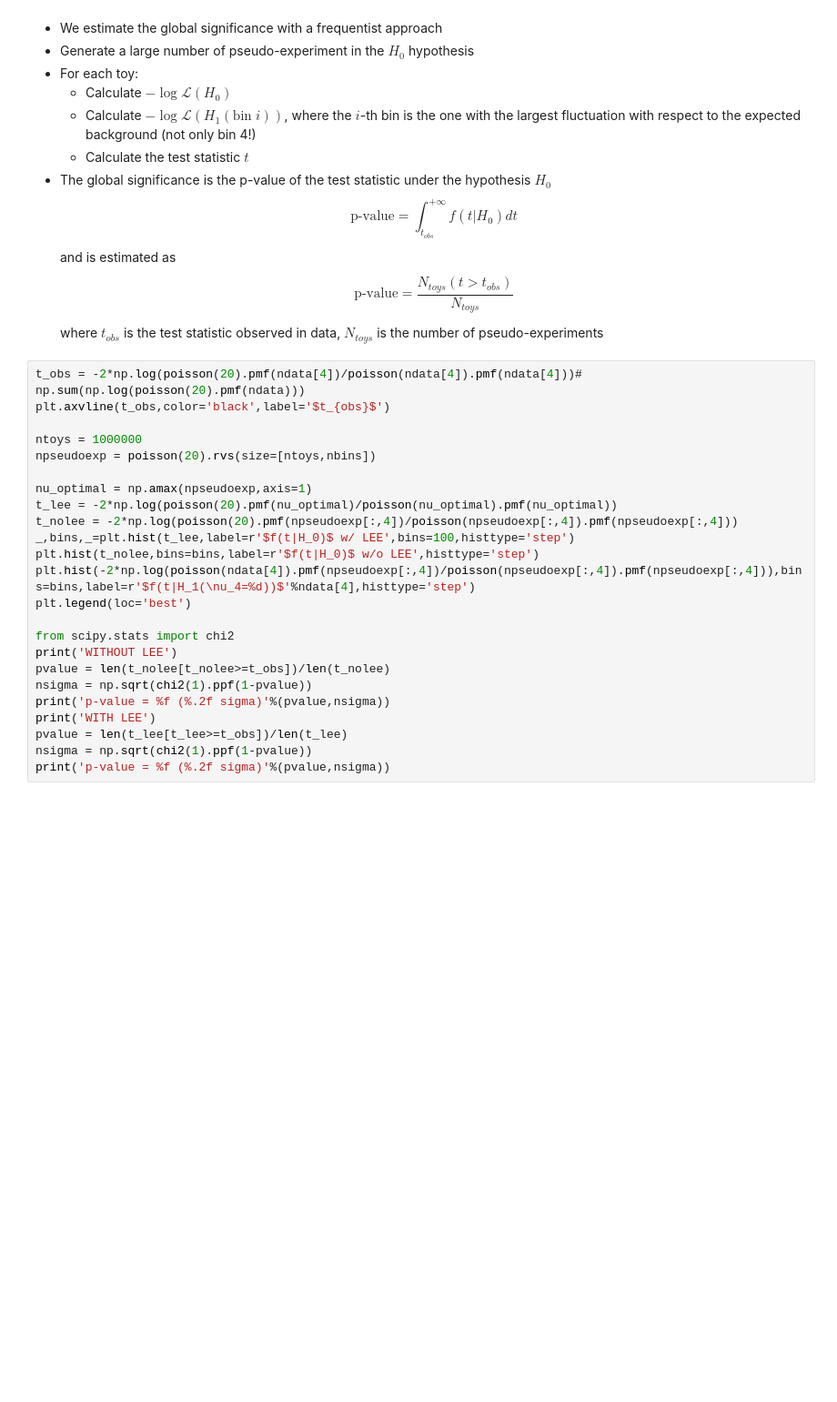
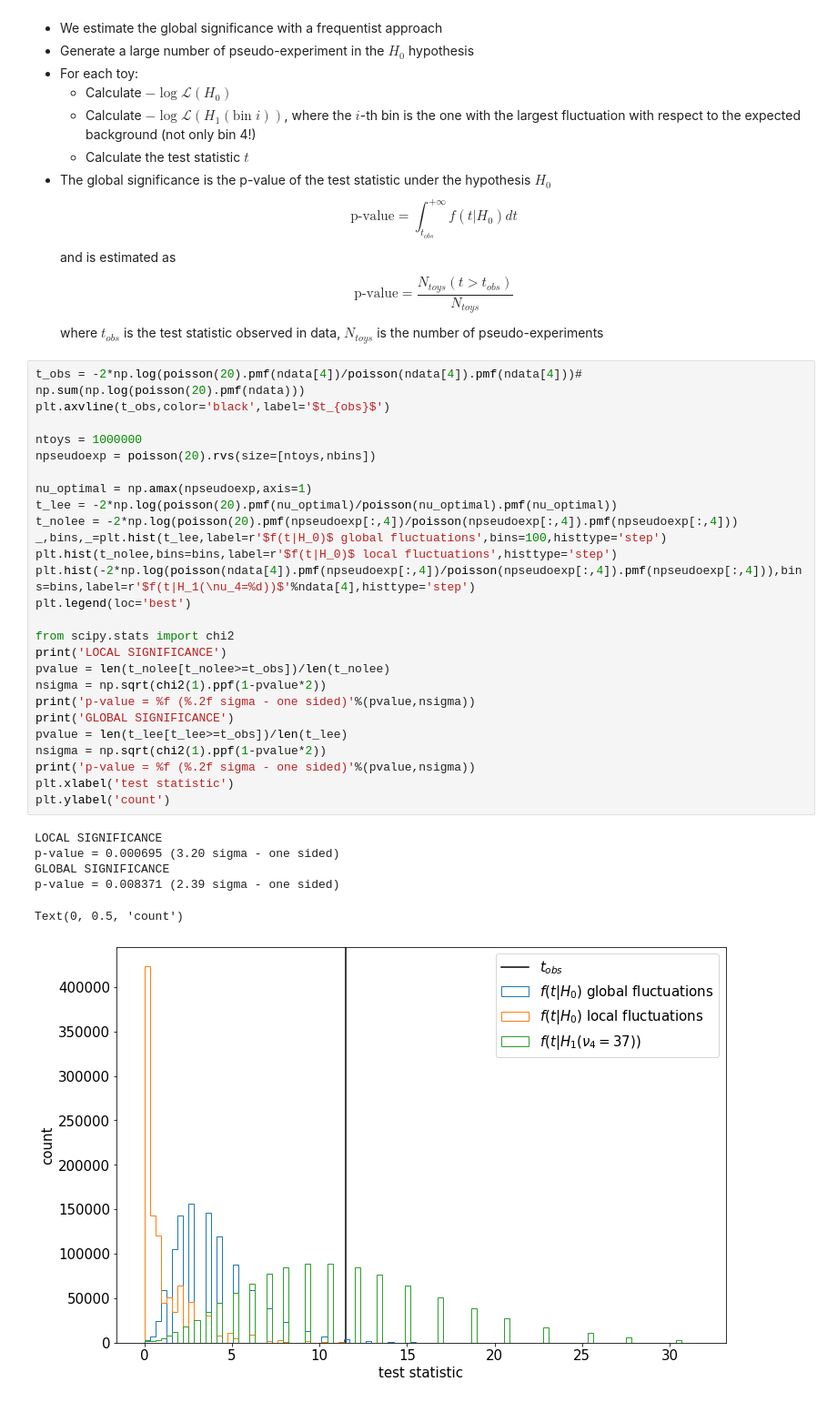
Before and after one commit to amerli90/LecturesMAD22-23, a Jupyter notebook: Look_elsewhere_effect.ipynb, the cells around one changed output. Shown at 91% size. Saved outputs shown, nothing was run; the diff lists cells and outputs as text; blank space fills up the shorter version.

```diff
--- a/Look_elsewhere_effect.ipynb
+++ b/Look_elsewhere_effect.ipynb
@@ -84,24 +100,33 @@ where $t_{obs}$ is the test statistic observed in data, $N_{toys}$ is the number
 # %%
 t_obs = -2*np.log(poisson(20).pmf(ndata[4])/poisson(ndata[4]).pmf(ndata[4]))# np.sum(np.log(poisson(20).pmf(ndata)))
 plt.axvline(t_obs,color='black',label='$t_{obs}$')
 
 ntoys = 1000000
 npseudoexp = poisson(20).rvs(size=[ntoys,nbins])
 
 nu_optimal = np.amax(npseudoexp,axis=1)
 t_lee = -2*np.log(poisson(20).pmf(nu_optimal)/poisson(nu_optimal).pmf(nu_optimal))
 t_nolee = -2*np.log(poisson(20).pmf(npseudoexp[:,4])/poisson(npseudoexp[:,4]).pmf(npseudoexp[:,4]))
-_,bins,_=plt.hist(t_lee,label=r'$f(t|H_0)$ w/ LEE',bins=100,histtype='step')
-plt.hist(t_nolee,bins=bins,label=r'$f(t|H_0)$ w/o LEE',histtype='step')
+_,bins,_=plt.hist(t_lee,label=r'$f(t|H_0)$ global fluctuations',bins=100,histtype='step')
+plt.hist(t_nolee,bins=bins,label=r'$f(t|H_0)$ local fluctuations',histtype='step')
 plt.hist(-2*np.log(poisson(ndata[4]).pmf(npseudoexp[:,4])/poisson(npseudoexp[:,4]).pmf(npseudoexp[:,4])),bins=bins,label=r'$f(t|H_1(\nu_4=%d))$'%ndata[4],histtype='step')
 plt.legend(loc='best')
 
 from scipy.stats import chi2
-print('WITHOUT LEE')
+print('LOCAL SIGNIFICANCE')
 pvalue = len(t_nolee[t_nolee>=t_obs])/len(t_nolee)
-nsigma = np.sqrt(chi2(1).ppf(1-pvalue))
-print('p-value = %f (%.2f sigma)'%(pvalue,nsigma))
-print('WITH LEE')
+nsigma = np.sqrt(chi2(1).ppf(1-pvalue*2))
+print('p-value = %f (%.2f sigma - one sided)'%(pvalue,nsigma))
+print('GLOBAL SIGNIFICANCE')
 pvalue = len(t_lee[t_lee>=t_obs])/len(t_lee)
-nsigma = np.sqrt(chi2(1).ppf(1-pvalue))
-print('p-value = %f (%.2f sigma)'%(pvalue,nsigma))
+nsigma = np.sqrt(chi2(1).ppf(1-pvalue*2))
+print('p-value = %f (%.2f sigma - one sided)'%(pvalue,nsigma))
+plt.xlabel('test statistic')
+plt.ylabel('count')
+# %% [output]
+LOCAL SIGNIFICANCE
+p-value = 0.000695 (3.20 sigma - one sided)
+GLOBAL SIGNIFICANCE
+p-value = 0.008371 (2.39 sigma - one sided)
+Text(0, 0.5, 'count')
+[figure, added]
```
Also changed, not shown: parts of 5 cells of this notebook.
